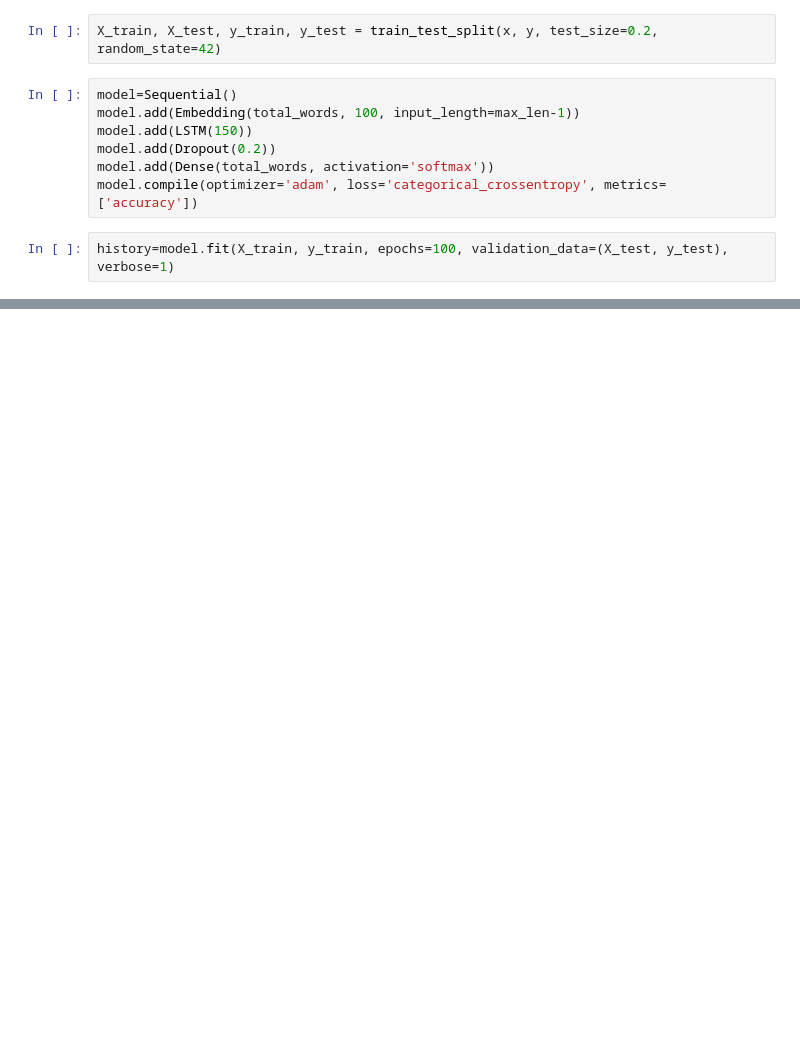
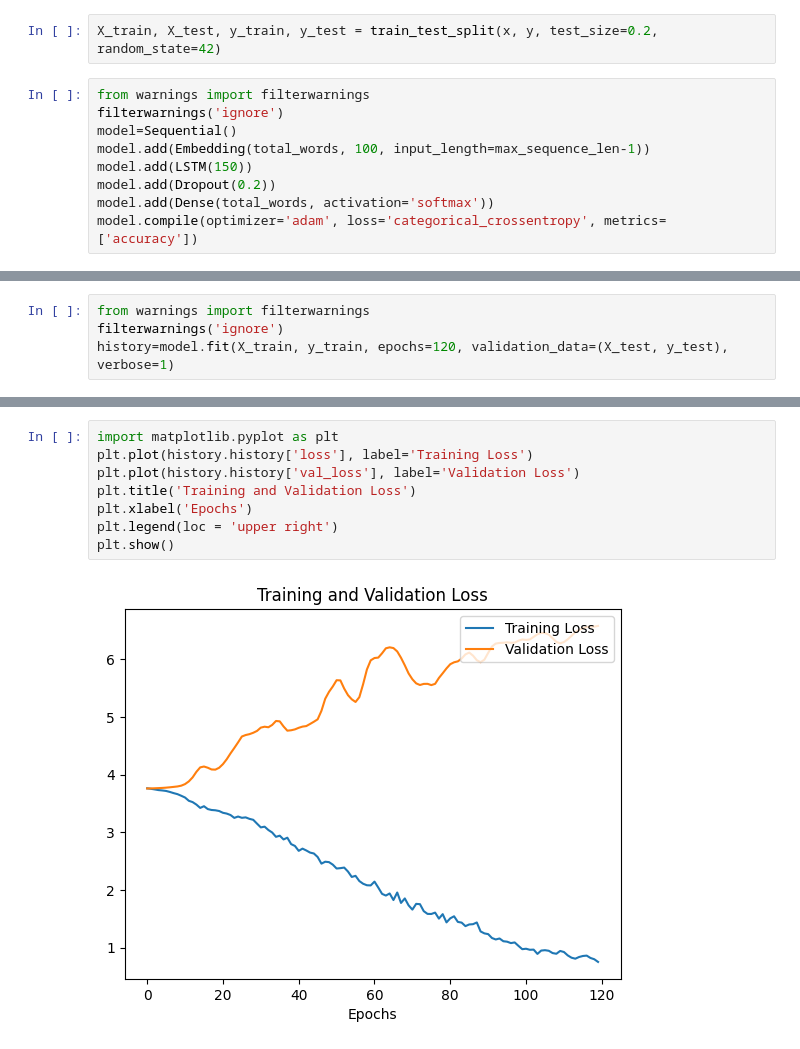
Before and after one commit to Pgm-nurari/CodeIT, a Jupyter notebook: MCA/Deep Learning/NextWrodLSTM.ipynb, the cells around one changed output, grey strips where cells are left out. Drawn from its saved outputs; the diff is of its cells as text; blank space fills up the shorter version.

```diff
--- a/MCA/Deep Learning/NextWrodLSTM.ipynb
+++ b/MCA/Deep Learning/NextWrodLSTM.ipynb
@@ -96,11 +87,11 @@ n-gram sequence: [18, 6, 19]
 # %%
 X_train, X_test, y_train, y_test = train_test_split(x, y, test_size=0.2, random_state=42)
 # %%
+from warnings import filterwarnings
+filterwarnings('ignore')
 model=Sequential()
-model.add(Embedding(total_words, 100, input_length=max_len-1))
+model.add(Embedding(total_words, 100, input_length=max_sequence_len-1))
 model.add(LSTM(150))
 model.add(Dropout(0.2))
 model.add(Dense(total_words, activation='softmax'))
 model.compile(optimizer='adam', loss='categorical_crossentropy', metrics=['accuracy'])
-# %%
-history=model.fit(X_train, y_train, epochs=100, validation_data=(X_test, y_test), verbose=1)
@@ -124,0 +118,4 @@ Epoch 100/100
+# %%
+from warnings import filterwarnings
+filterwarnings('ignore')
+history=model.fit(X_train, y_train, epochs=120, validation_data=(X_test, y_test), verbose=1)
@@ -135,3 +150,13 @@ predicted_word = predict_next_word(input_text)
 print(f"Predicted next word:{predicted_word}")
 # %% [output]
 Predicted next word:is
+# %%
+import matplotlib.pyplot as plt
+plt.plot(history.history['loss'], label='Training Loss')
+plt.plot(history.history['val_loss'], label='Validation Loss')
+plt.title('Training and Validation Loss')
+plt.xlabel('Epochs')
+plt.legend(loc = 'upper right')
+plt.show()
+# %% [output]
+[figure, added]
```
Also changed, not shown: parts of 7 cells of this notebook, 1 other file.
